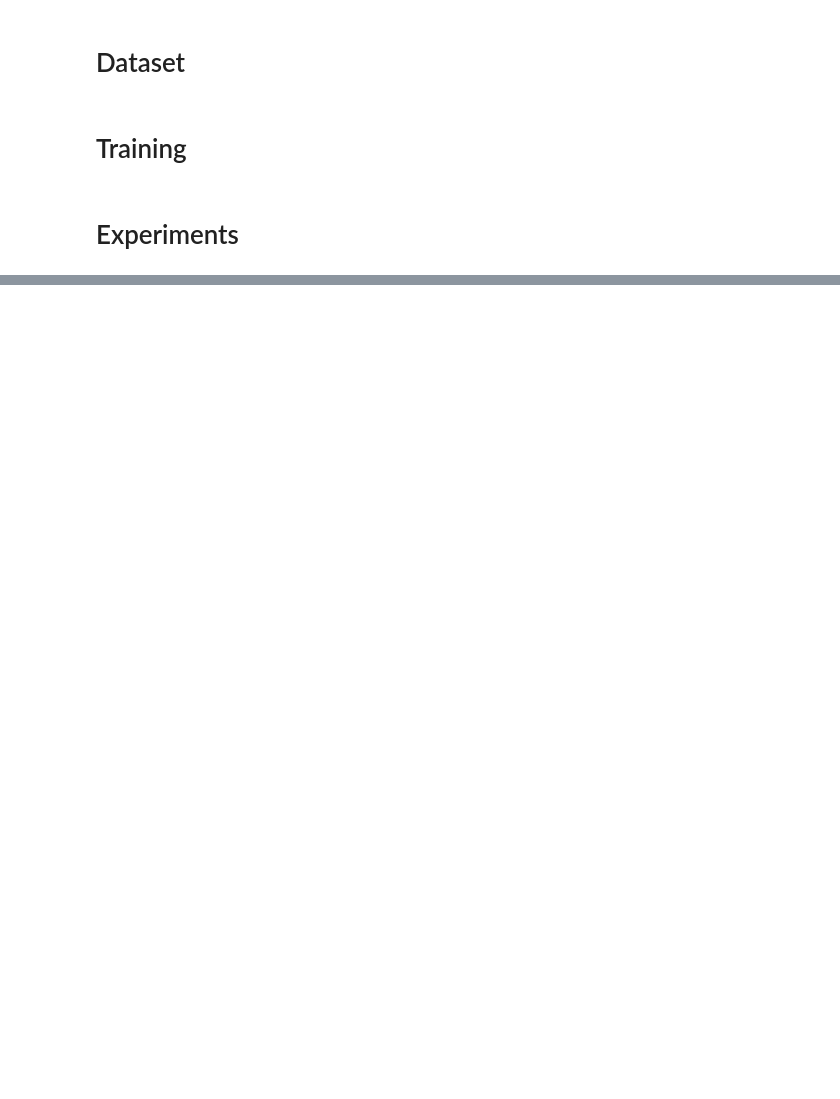
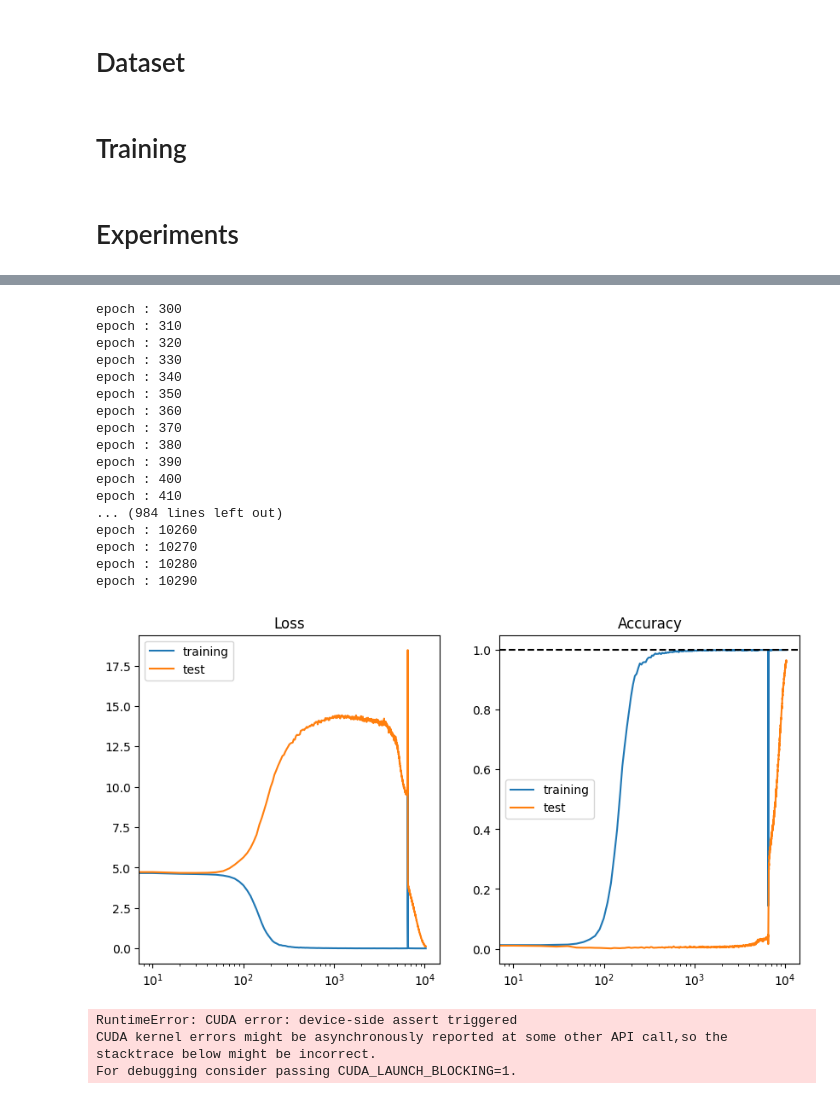
Before and after one commit to sydneyhauke/ML_proj2, a Jupyter notebook: diego.ipynb, the cells around one changed output, grey strips where cells are left out. Saved outputs shown, nothing was run; the diff lists cells and outputs as text; code cells hidden in the pictures; blank space fills up the shorter version.

```diff
--- a/diego.ipynb
+++ b/diego.ipynb
@@ -138,0 +216,45 @@ logs.plot()
+# %%
+# Re-run this as many times as desired to continue training
+train(10000, model_sub, optimizer_sub, data_sub, logs_sub)
+logs_sub.plot()
+# %% [output]
+epoch : 300
+epoch : 310
+epoch : 320
+epoch : 330
+epoch : 340
+epoch : 350
+epoch : 360
+epoch : 370
+epoch : 380
+epoch : 390
+epoch : 400
+epoch : 410
+... (984 lines left out)
+epoch : 10260
+epoch : 10270
+epoch : 10280
+epoch : 10290
+[figure, added]
+# %%
+data_x, data_y = create_dataset(lambda x, y: (x*x + y*y) % group_size, group_size)
+data_sum_squares = split_dataset(data_x, data_y, split)
+
+model_sum_squares = Transformer(
+    voc_size=group_size,
+    embedding_size=dmodel,
+    depth=2,
+    heads=4,
+    # pos_encoder=torch.eye(2, dmodel),
+    mlp_dims=[4 * dmodel],
+).to(device)
+optimizer_sum_squares = torch.optim.AdamW(model_sum_squares.parameters(), lr=lr, weight_decay=wd)
+
+logs_sum_squares = TrainingLog()
+train(epochs, model_sum_squares, optimizer_sum_squares, data_sum_squares, logs_sum_squares)
+print(f"Final train loss: {logs_sum_squares.train_losses[-1]}")
+logs_sum_squares.plot()
+# %% [output]
+RuntimeError: CUDA error: device-side assert triggered
+CUDA kernel errors might be asynchronously reported at some other API call,so the stacktrace below might be incorrect.
+For debugging consider passing CUDA_LAUNCH_BLOCKING=1.
```
Also changed, not shown: parts of 19 cells of this notebook, 3 other files.
